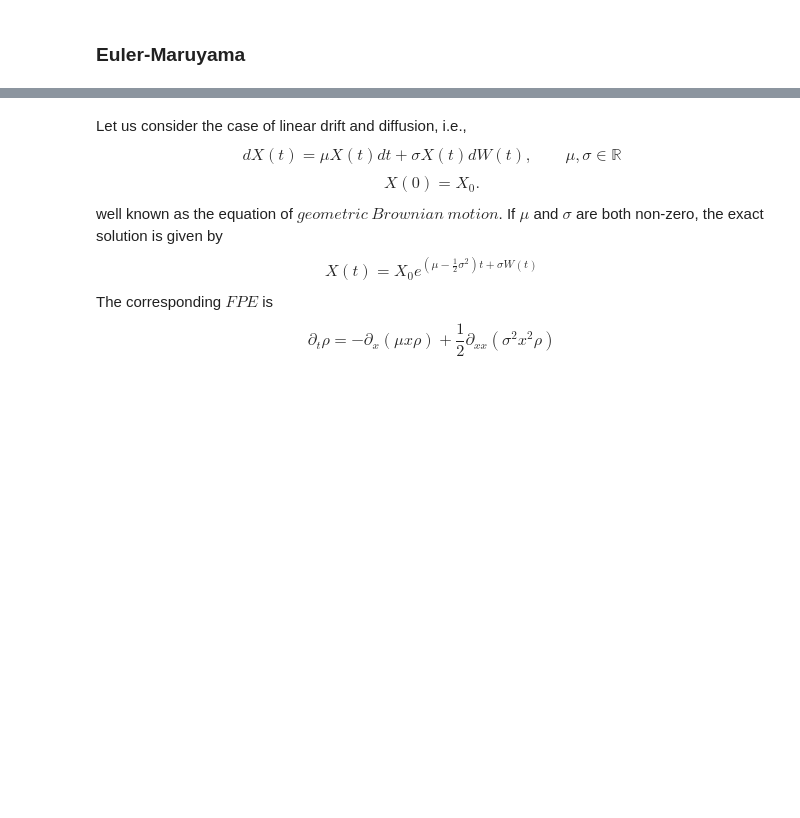
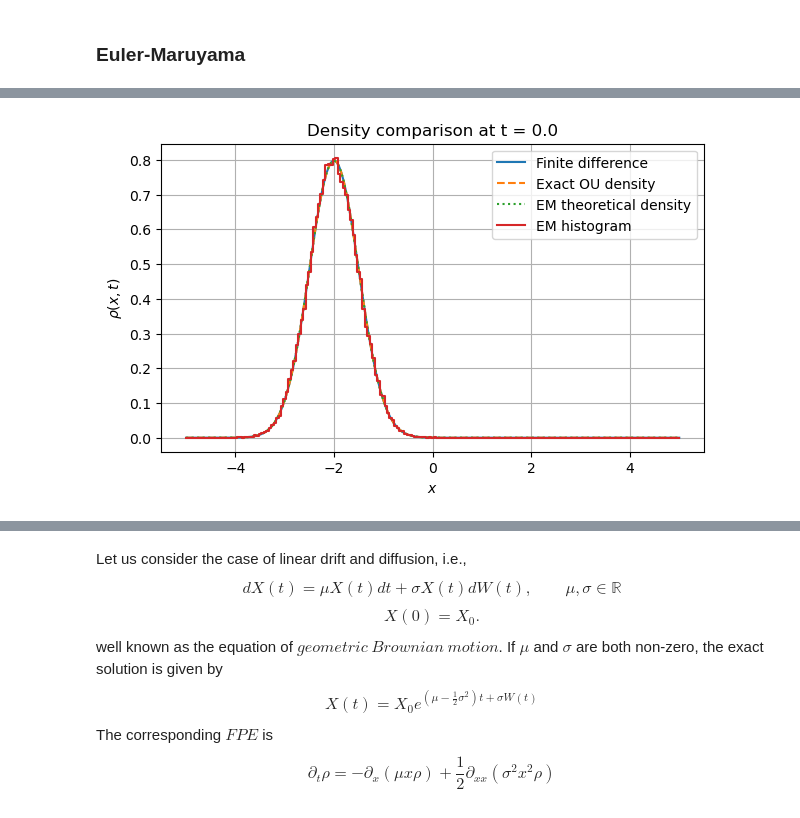
Before and after one commit to Nickkklos/URSS_2026, a Jupyter notebook: week_1.ipynb, the cells around one changed output, grey strips where cells are left out. Saved outputs shown, nothing was run; the diff lists cells and outputs as text; code cells hidden in the pictures; blank space fills up the shorter version.

```diff
--- a/week_1.ipynb
+++ b/week_1.ipynb
@@ -185,5 +579,14 @@ Linf error: 5.9011155047139496e-05
 # %% [markdown]
 ### Euler-Maruyama
+# %%
+k = 1
+D = 1
+
+x_L = -5
+x_R = 5
+m0 = -2.0
+s0 = 0.5
+T=3
 # %%
 import numpy as np
 import matplotlib.pyplot as plt
@@ -253,9 +665,0 @@ for t, samples in em_snapshots.items():
-# %%
-for t, rho_em in em_density_snapshots.items():
-
-    mass_em = np.sum(rho_em) * dx
-
-    print(
-        f"t = {t}, "
-        f"EM density mass = {mass_em}"
-    )
@@ -341,0 +940,79 @@ EM Linf error = 0.022619906803858114
+# %%
+for t in comparison_times:
+
+    rho_fd = snapshots[t]
+
+    rho_hist = em_density_snapshots[t]
+
+    rho_exact = exact_ou_density(
+        x,
+        t,
+        k,
+        D,
+        m0,
+        s0
+    )
+
+    em_mean, em_variance = em_ou_moments(
+        t,
+        dt_em,
+        k,
+        D,
+        m0,
+        s0
+    )
+
+    rho_em_theory = (
+        np.exp(
+            -0.5
+            * (x - em_mean)**2
+            / em_variance
+        )
+        /
+        np.sqrt(
+            2 * np.pi * em_variance
+        )
+    )
+
+    plt.figure(figsize=(7, 4))
+
+    plt.plot(
+        x,
+        rho_fd,
+        label="Finite difference"
+    )
+
+    plt.plot(
+        x,
+        rho_exact,
+        "--",
+        label="Exact OU density"
+    )
+
+    plt.plot(
+        x,
+        rho_em_theory,
+        ":",
+        label="EM theoretical density"
+    )
+
+    plt.step(
+
+        bin_centres,
+        rho_hist,
+        where="mid",
+        label="EM histogram"
+    )
+
+    plt.xlabel(r"$x$")
+    plt.ylabel(r"$\rho(x,t)$")
+
+    plt.title(
+        f"Density comparison at t = {t}"
+    )
+
+    plt.legend()
+    plt.grid()
+    plt.show()
+# %% [output]
+[figure, added]
```
Also changed, not shown: parts of 34 cells of this notebook.
